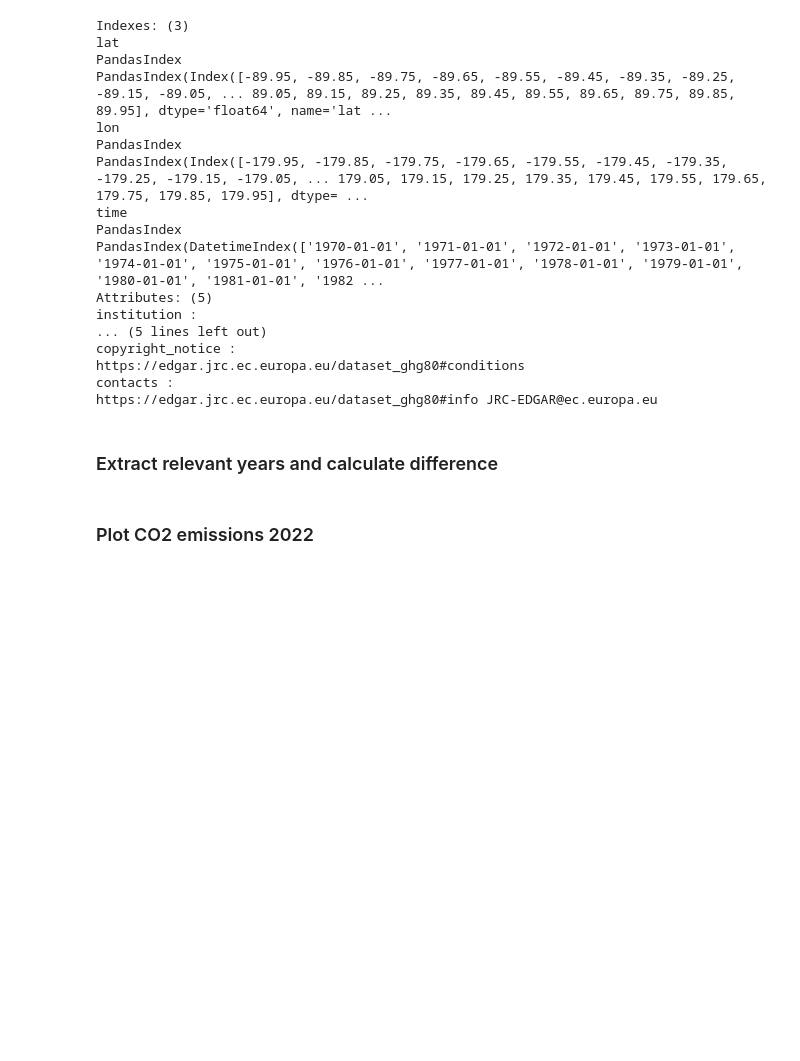
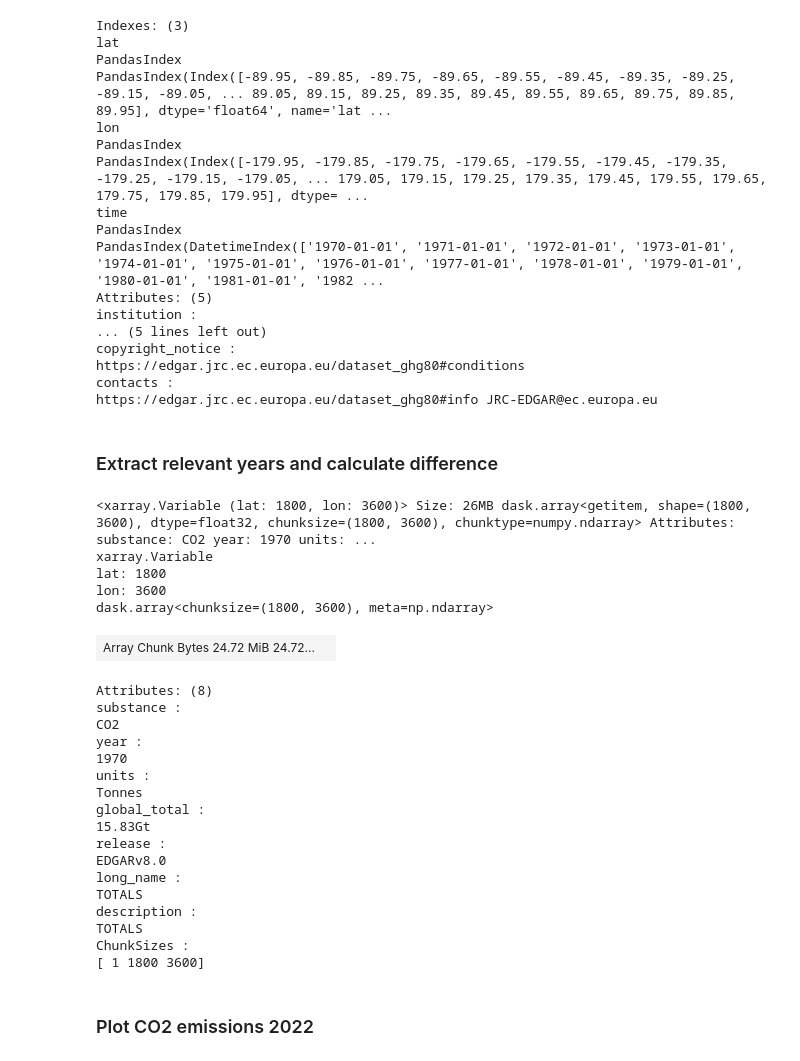
Before and after one commit to STEMJulesCoast/CO2_Emissions, a Jupyter notebook: CO2_emission_visualization.ipynb, the cells around one changed output. Saved outputs shown, nothing was run; the diff lists cells and outputs as text; code cells hidden in the pictures; blank space fills up the shorter version.

```diff
--- a/CO2_emission_visualization.ipynb
+++ b/CO2_emission_visualization.ipynb
@@ -142,6 +140,32 @@ emissions_diff = emissions_2022 - emissions_1990
 lat = ds_all.lat[:]
 lon = ds_all.lon[:]
 lon, lat = np.meshgrid(lon, lat)
+# %%
+emissions_2022
+# %% [output]
+<xarray.Variable (lat: 1800, lon: 3600)> Size: 26MB dask.array<getitem, shape=(1800, 3600), dtype=float32, chunksize=(1800, 3600), chunktype=numpy.ndarray> Attributes: substance: CO2 year: 1970 units: ...
+xarray.Variable
+lat: 1800
+lon: 3600
+dask.array<chunksize=(1800, 3600), meta=np.ndarray>
+| Array Chunk Bytes 24.72 MiB 24.72... |  |
+Attributes: (8)
+substance :
+CO2
+year :
+1970
+units :
+Tonnes
+global_total :
+15.83Gt
+release :
+EDGARv8.0
+long_name :
+TOTALS
+description :
+TOTALS
+ChunkSizes :
+[ 1 1800 3600]
 # %% [markdown]
 ### Plot CO2 emissions 2022
 # %%
```
Also changed, not shown: parts of 4 cells of this notebook, 1 other file.
